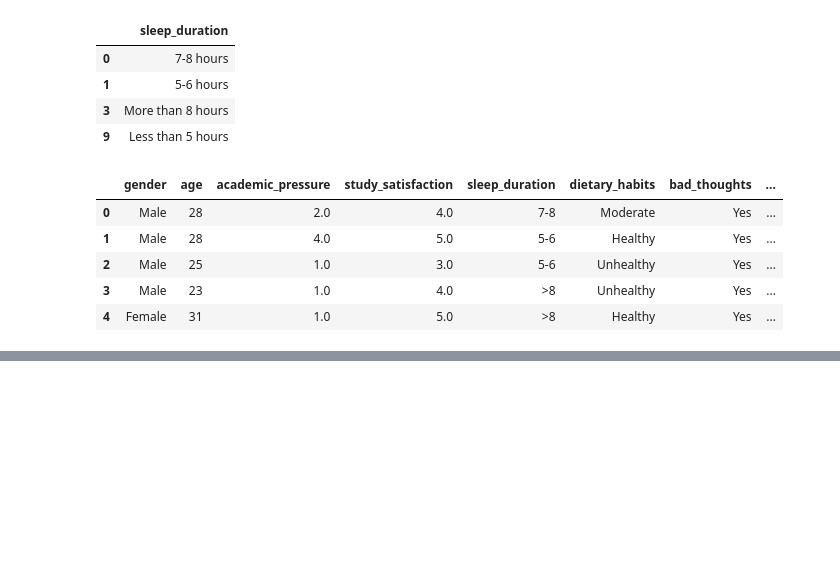
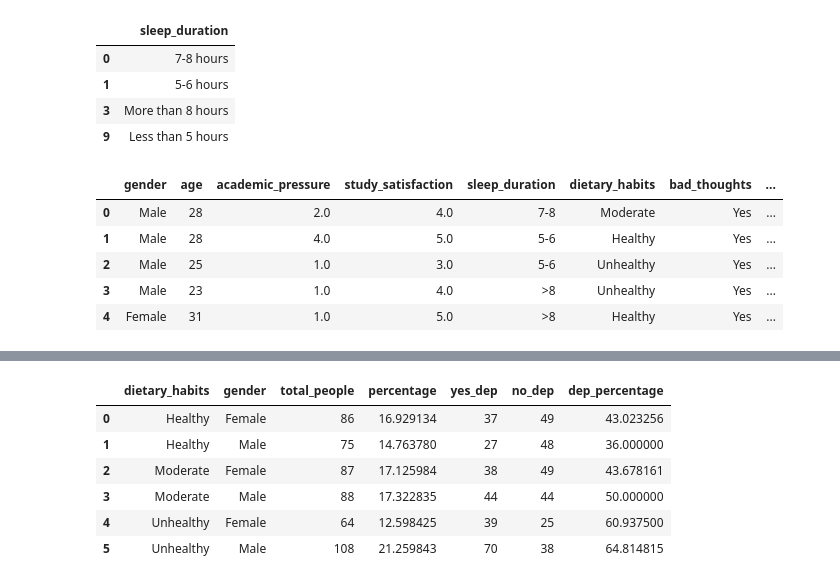
Before and after one commit to GalletaOreo98/Data-Science, a Jupyter notebook: EDA Students Depression/eda_students_depression.ipynb, the cells around one changed output, grey strips where cells are left out. Saved outputs shown, nothing was run; the diff lists cells and outputs as text; code cells hidden in the pictures; blank space fills up the shorter version.

```diff
--- a/EDA Students Depression/eda_students_depression.ipynb
+++ b/EDA Students Depression/eda_students_depression.ipynb
@@ -92,0 +171,30 @@ os_grouped
+# %%
+dietary_habits_grouped = dataset.groupby(
+    ["dietary_habits", "gender"], as_index=False
+).size()
+
+dietary_habits_grouped.rename(columns={"size": "total_people"}, inplace=True)
+
+dietary_habits_grouped["percentage"] = (dietary_habits_grouped["total_people"] / dataset.shape[0]) * 100
+
+depression_counts = dataset.groupby(
+    ["dietary_habits", "gender"]
+).agg(
+    yes_dep=('depression', lambda x: (x == "Yes").sum()),
+    no_dep=('depression', lambda x: (x == "No").sum())
+).reset_index()
+
+dietary_habits_grouped = dietary_habits_grouped.merge(depression_counts, on=["dietary_habits", "gender"])
+
+dietary_habits_grouped["dep_percentage"] = (dietary_habits_grouped["yes_dep"] / dietary_habits_grouped["total_people"]) * 100
+
+
+dietary_habits_grouped
+# %% [output]
+|  | dietary_habits | gender | total_people | percentage | yes_dep | no_dep | dep_percentage |
+| 0 | Healthy | Female | 86 | 16.929134 | 37 | 49 | 43.023256 |
+| 1 | Healthy | Male | 75 | 14.763780 | 27 | 48 | 36.000000 |
+| 2 | Moderate | Female | 87 | 17.125984 | 38 | 49 | 43.678161 |
+| 3 | Moderate | Male | 88 | 17.322835 | 44 | 44 | 50.000000 |
+| 4 | Unhealthy | Female | 64 | 12.598425 | 39 | 25 | 60.937500 |
+| 5 | Unhealthy | Male | 108 | 21.259843 | 70 | 38 | 64.814815 |
```
Also changed, not shown: parts of 11 cells of this notebook.
